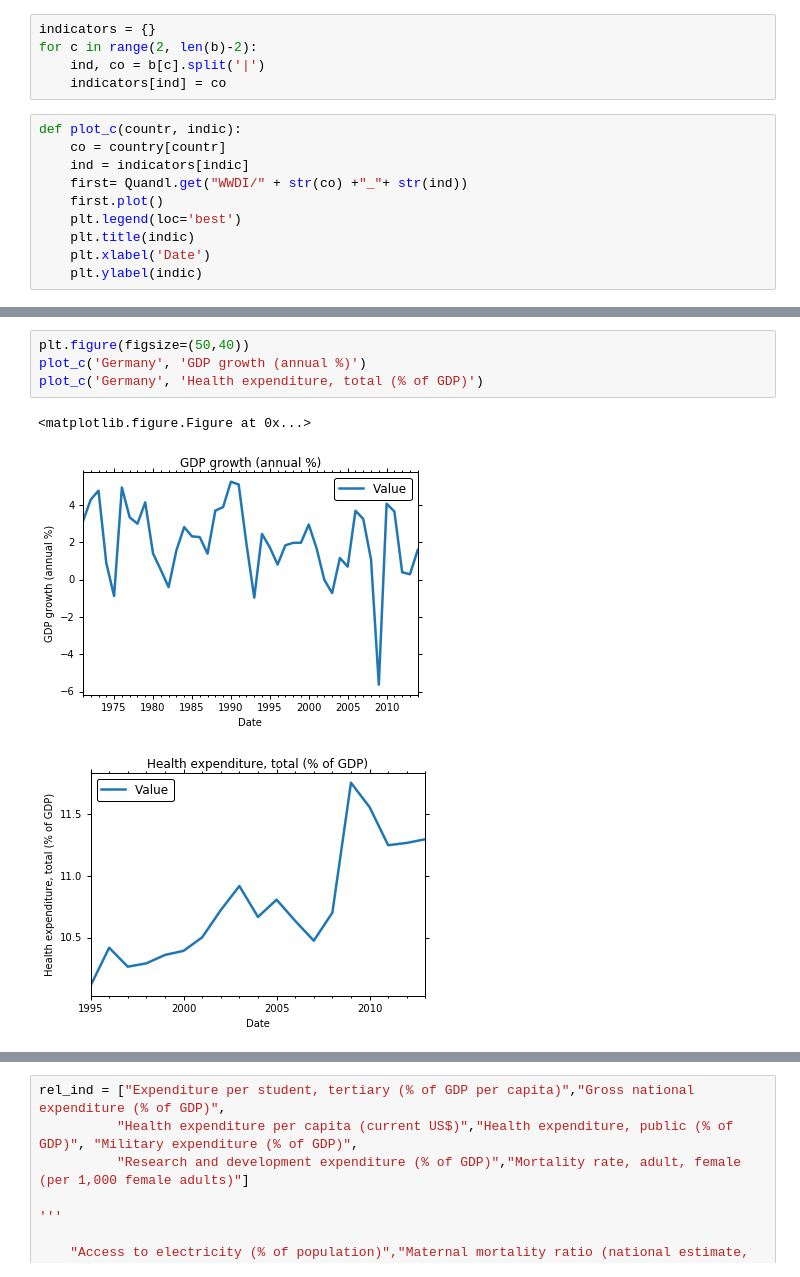
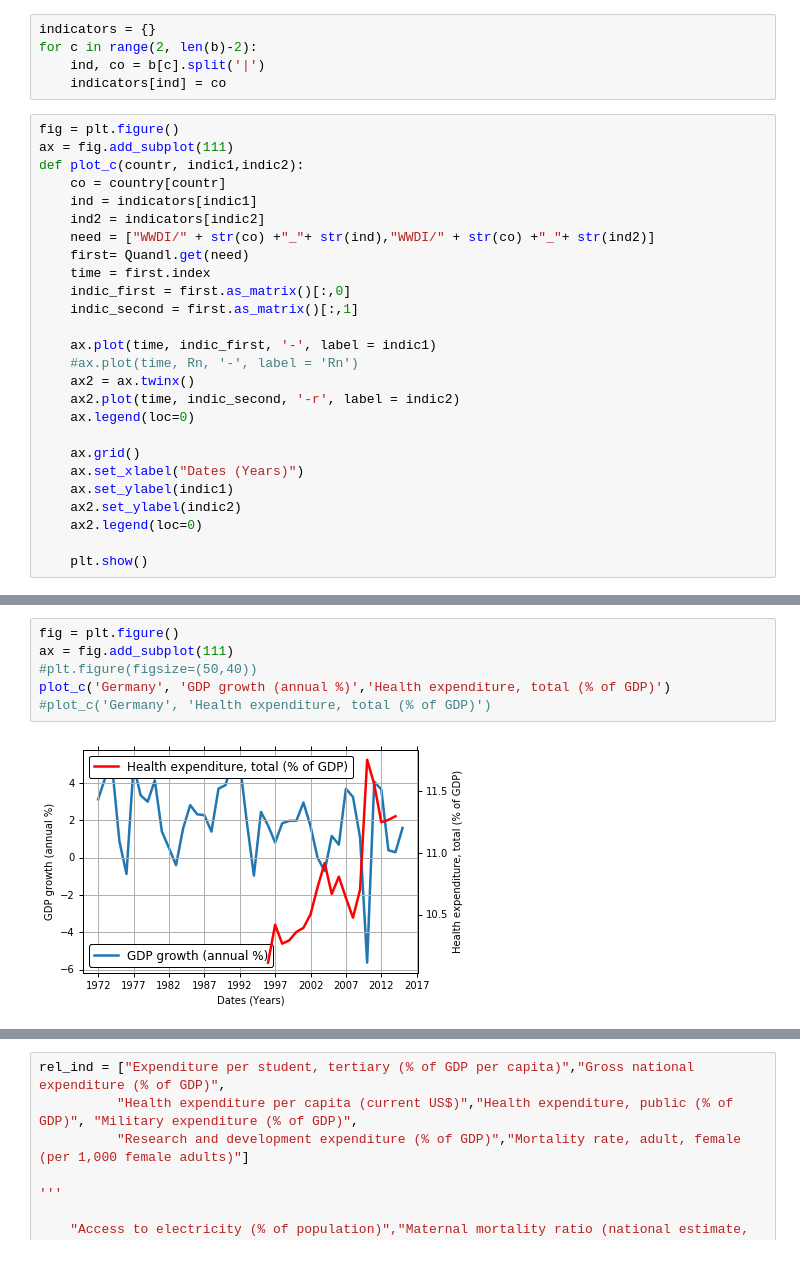
Before and after one commit to Anmol6/Economics_Competition, a Jupyter notebook: UN_EconData.ipynb, the cells around one changed output, grey strips where cells are left out. Cells and saved outputs as stored; diff of their text form.

Commit message:
Nice plots

```diff
--- a/UN_EconData.ipynb
+++ b/UN_EconData.ipynb
@@ -30,13 +30,29 @@ indicators = {}
 for c in range(2, len(b)-2):
     ind, co = b[c].split('|')
     indicators[ind] = co
-# %%
-def plot_c(countr, indic):
-    co = country[countr]
-    ind = indicators[indic]
-    first= Quandl.get("WWDI/" + str(co) +"_"+ str(ind))
-    first.plot()
-    plt.legend(loc='best')
-    plt.title(indic)
-    plt.xlabel('Date')
-    plt.ylabel(indic)
+# %%
+fig = plt.figure()
+ax = fig.add_subplot(111)
+def plot_c(countr, indic1,indic2):
+    co = country[countr]
+    ind = indicators[indic1]
+    ind2 = indicators[indic2]
+    need = ["WWDI/" + str(co) +"_"+ str(ind),"WWDI/" + str(co) +"_"+ str(ind2)]
+    first= Quandl.get(need)
+    time = first.index
+    indic_first = first.as_matrix()[:,0]
+    indic_second = first.as_matrix()[:,1]
+
+    ax.plot(time, indic_first, '-', label = indic1)
+    #ax.plot(time, Rn, '-', label = 'Rn')
+    ax2 = ax.twinx()
+    ax2.plot(time, indic_second, '-r', label = indic2)
+    ax.legend(loc=0)
+
+    ax.grid()
+    ax.set_xlabel("Dates (Years)")
+    ax.set_ylabel(indic1)
+    ax2.set_ylabel(indic2)
+    ax2.legend(loc=0)
+
+    plt.show()
@@ -43,8 +61,8 @@ def plot_c(countr, indic):
 # %%
-plt.figure(figsize=(50,40))
-plot_c('Germany', 'GDP growth (annual %)')
-plot_c('Germany', 'Health expenditure, total (% of GDP)')
+fig = plt.figure()
+ax = fig.add_subplot(111)
+#plt.figure(figsize=(50,40))
+plot_c('Germany', 'GDP growth (annual %)','Health expenditure, total (% of GDP)')
+#plot_c('Germany', 'Health expenditure, total (% of GDP)')
 # %% [output]
-<matplotlib.figure.Figure at 0x...>
-[figure, old version]
+[figure, new version]
-[figure, removed]
```
Also changed, not shown: parts of 3 cells of this notebook.
